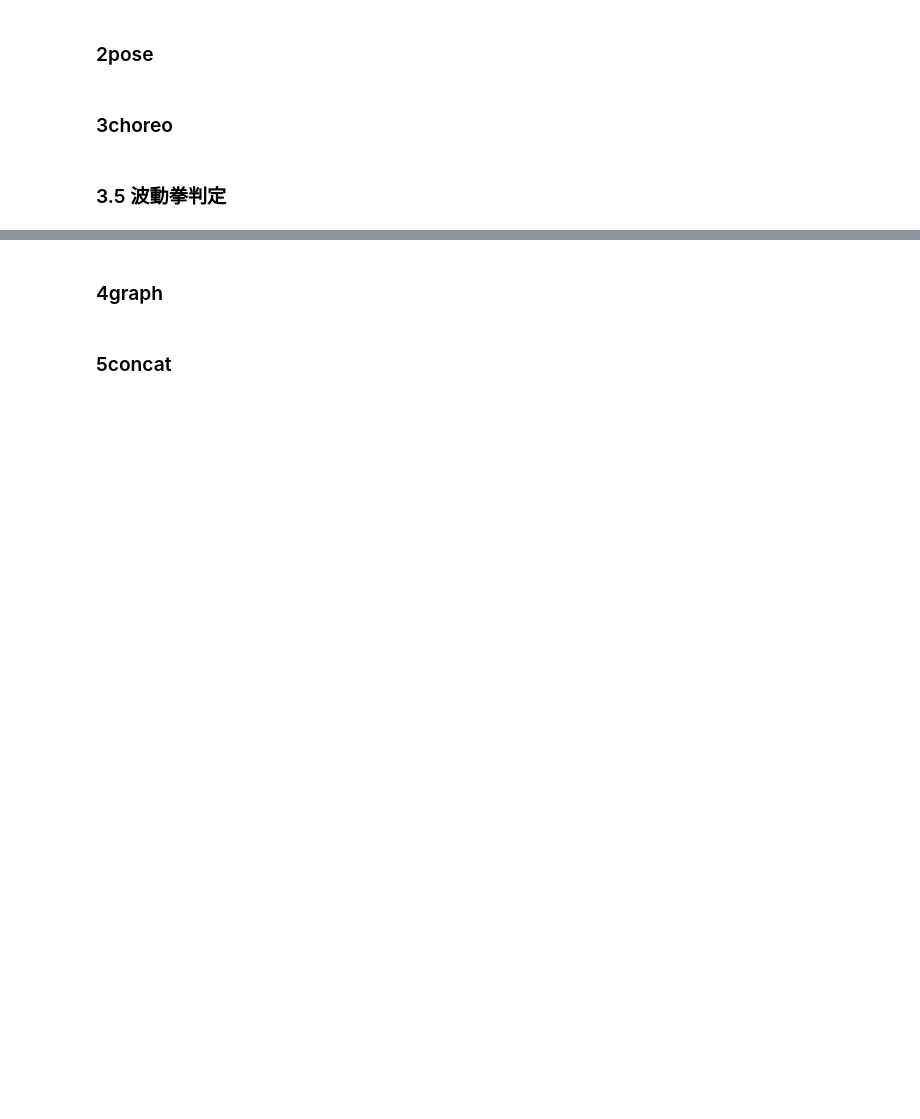
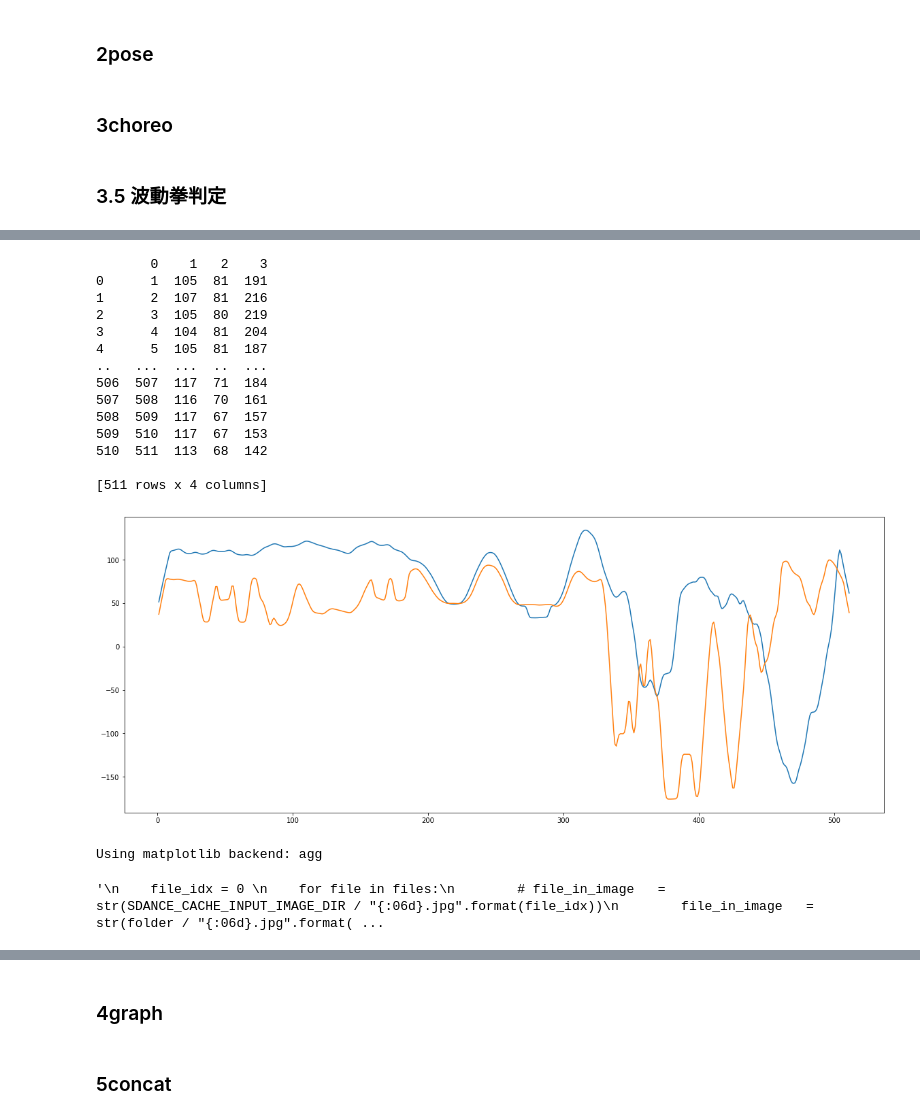
Before and after one commit to c-c-c-c/sdance, a Jupyter notebook: sdance_autorun_hado.ipynb, the cells around one changed output, grey strips where cells are left out. Cells and saved outputs as stored; diff of their text form; code cells hidden in the pictures; blank space fills up the shorter version.

```diff
--- a/sdance_autorun_hado.ipynb
+++ b/sdance_autorun_hado.ipynb
@@ -627,0 +727,5 @@ def run_choreo():
+# %%
+run_hado()
+
+# df_hd
+# %% [output]
@@ -628,22 +736,23 @@ def run_choreo():
+       0    1   2    3
+0      1  105  81  191
+1      2  107  81  216
+2      3  105  80  219
+3      4  104  81  204
+4      5  105  81  187
+..   ...  ...  ..  ...
+506  507  117  71  184
+507  508  116  70  161
+508  509  117  67  157
+509  510  117  67  153
+510  511  113  68  142
+
+[511 rows x 4 columns]
+[figure, added]
+Using matplotlib backend: agg
 # %%
 
-def run_hado():
-
-    logger.debug('$$$$$$$$$$$$$$$$$$$$$$$$$$$$$$$$$$$')
-    logger.debug('start run_hado')
-
-    file_in_csv     = str(SDANCE_3_CHOREO_DIR / "choreo.csv")
-    df_hd = pd.read_csv(file_in_csv, encoding="utf_8")
-
-    # folder = SDANCE_3_5_HADO_DIR / '3pose'
-    folder = SDANCE_3_CHOREO_DIR
-    files = sorted(folder.glob('*.jpg'))
-
+"""
     file_idx = 0
-
-
-    return (df_hd)
-    """
     for file in files:
         # file_in_image   = str(SDANCE_CACHE_INPUT_IMAGE_DIR / "{:06d}.jpg".format(file_idx))
         file_in_image   = str(folder / "{:06d}.jpg".format(file_idx))
@@ -707,3 +816,5 @@ def run_hado():
     logger.debug('$$$$$$$$$$$$$$$$$$$$$$$$$$$$$$$$$$$')
     logger.debug('done. run_hado')
 """
+# %% [output]
+'\n    file_idx = 0 \n    for file in files:\n        # file_in_image   = str(SDANCE_CACHE_INPUT_IMAGE_DIR / "{:06d}.jpg".format(file_idx))\n        file_in_image   = str(folder / "{:06d}.jpg".format( ...
```
Also changed, not shown: parts of 16 cells of this notebook.
